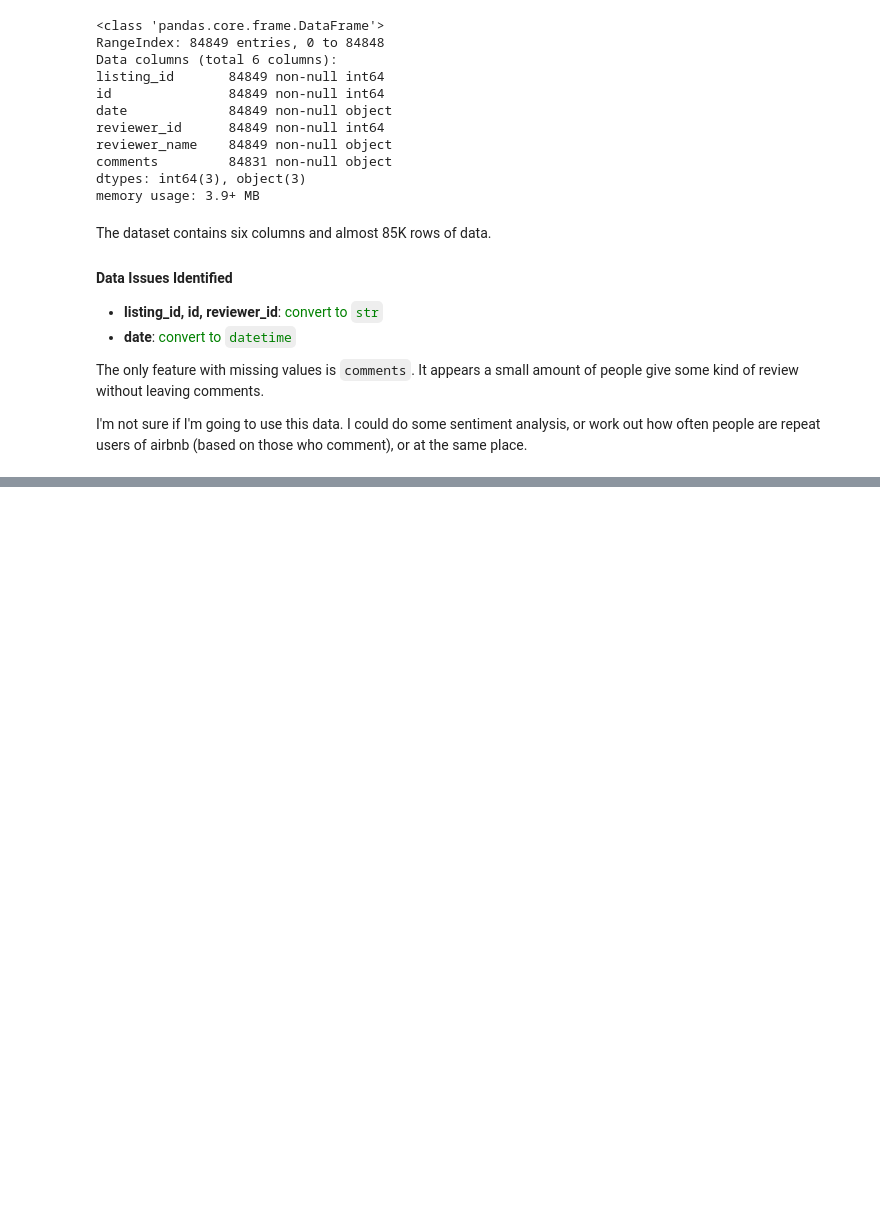
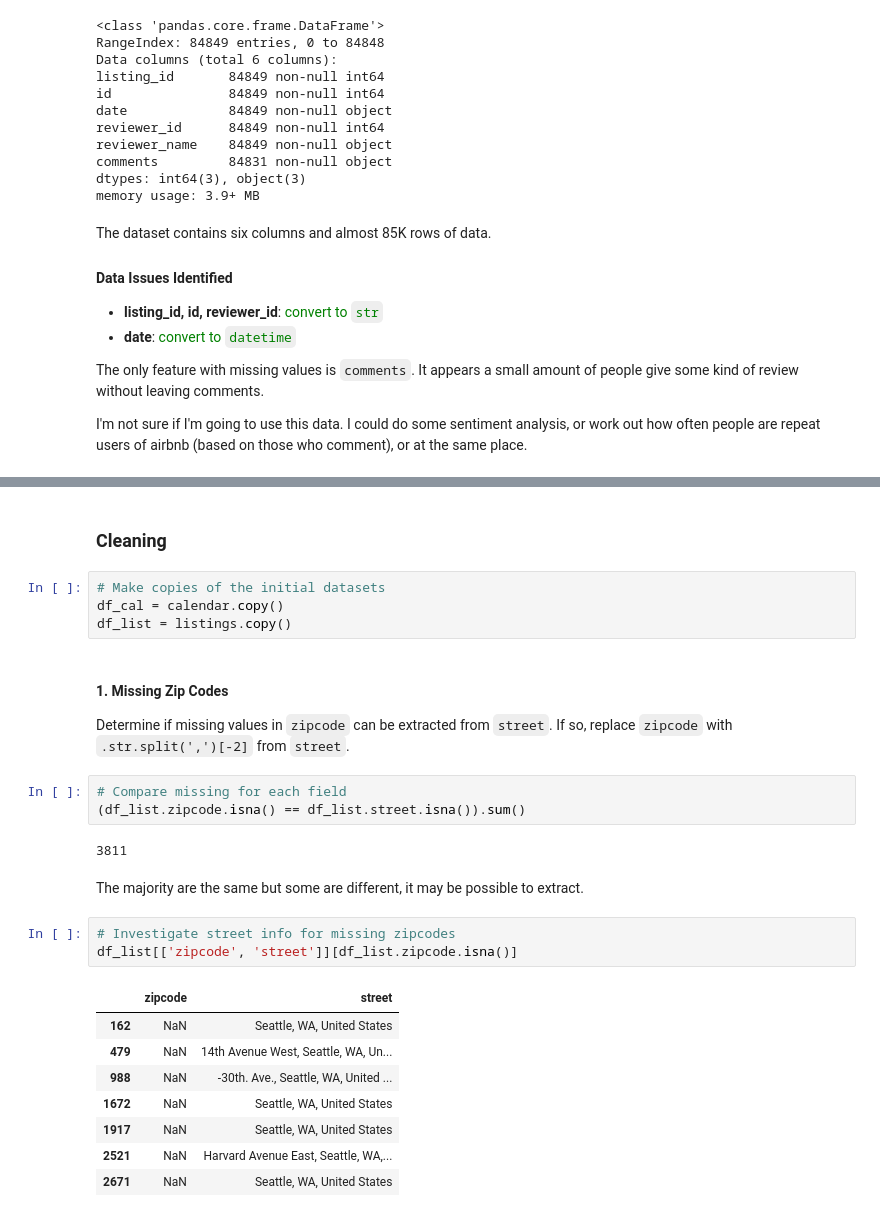
Before and after one commit to rebeccaebarnes/DSND-Project-4, a Jupyter notebook: seattle_airbnb_exploration.ipynb, the cells around one changed output, grey strips where cells are left out. Cells and saved outputs as stored; diff of their text form; blank space fills up the shorter version.

Commit message:
wrangle: Clean data issues

```diff
--- a/seattle_airbnb_exploration.ipynb
+++ b/seattle_airbnb_exploration.ipynb
@@ -744,0 +750,28 @@ There is also a date field of `host_since`. This is best understood as a measure
+# %% [markdown]
+### Cleaning
+# %%
+# Make copies of the initial datasets
+df_cal = calendar.copy()
+df_list = listings.copy()
+# %% [markdown]
+#### 1. Missing Zip Codes
+Determine if missing values in `zipcode` can be extracted from `street`. If so, replace `zipcode` with `.str.split(',')[-2]` from `street`.
+# %%
+# Compare missing for each field
+(df_list.zipcode.isna() == df_list.street.isna()).sum()
+# %% [output]
+3811
+# %% [markdown]
+The majority are the same but some are different, it may be possible to extract.
+# %%
+# Investigate street info for missing zipcodes
+df_list[['zipcode', 'street']][df_list.zipcode.isna()]
+# %% [output]
+|  | zipcode | street |
+| 162 | NaN | Seattle, WA, United States |
+| 479 | NaN | 14th Avenue West, Seattle, WA, Un... |
+| 988 | NaN | -30th. Ave., Seattle, WA, United ... |
+| 1672 | NaN | Seattle, WA, United States |
+| 1917 | NaN | Seattle, WA, United States |
+| 2521 | NaN | Harvard Avenue East, Seattle, WA,... |
+| 2671 | NaN | Seattle, WA, United States |
```
Also changed, not shown: parts of 46 cells of this notebook.
